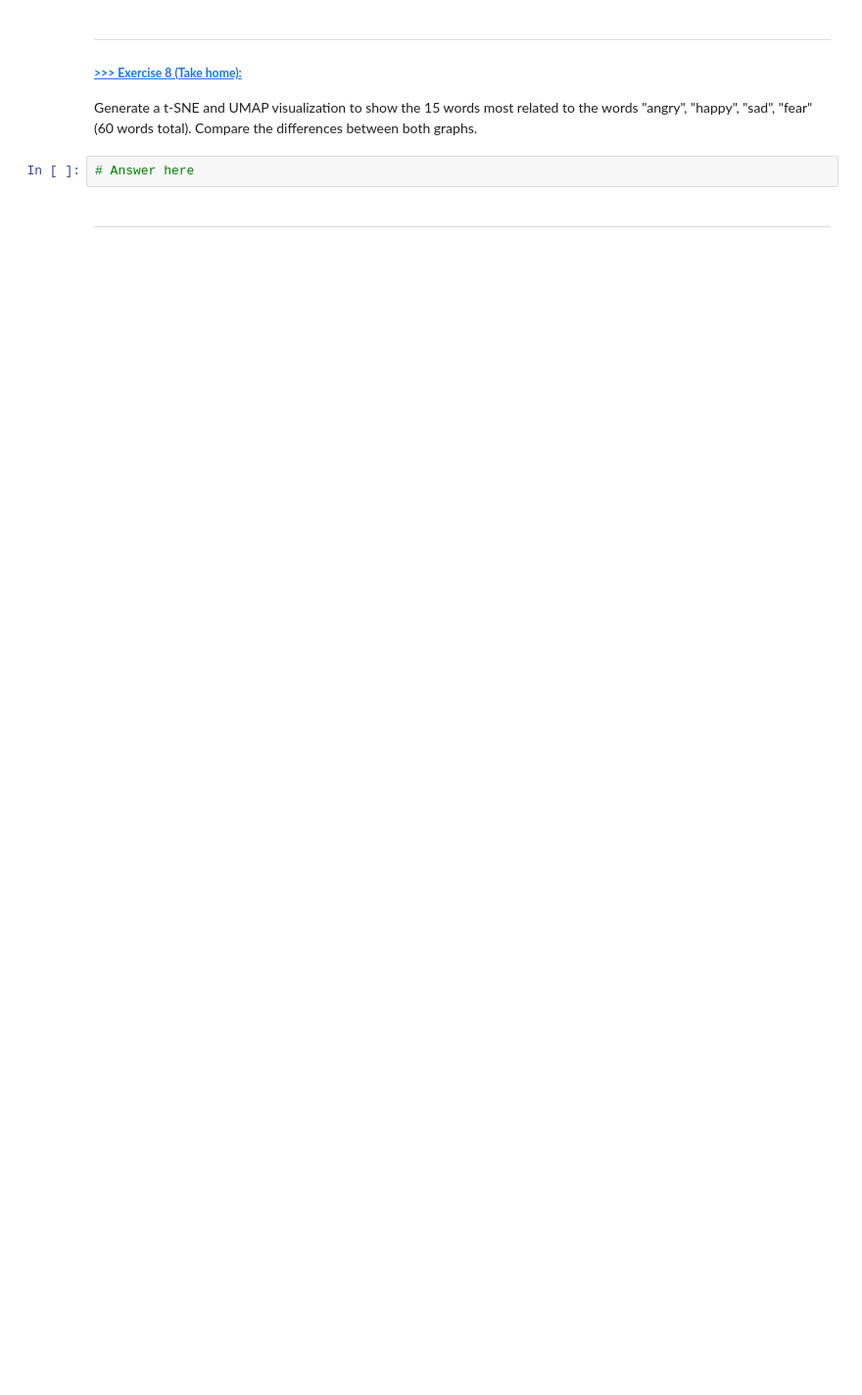
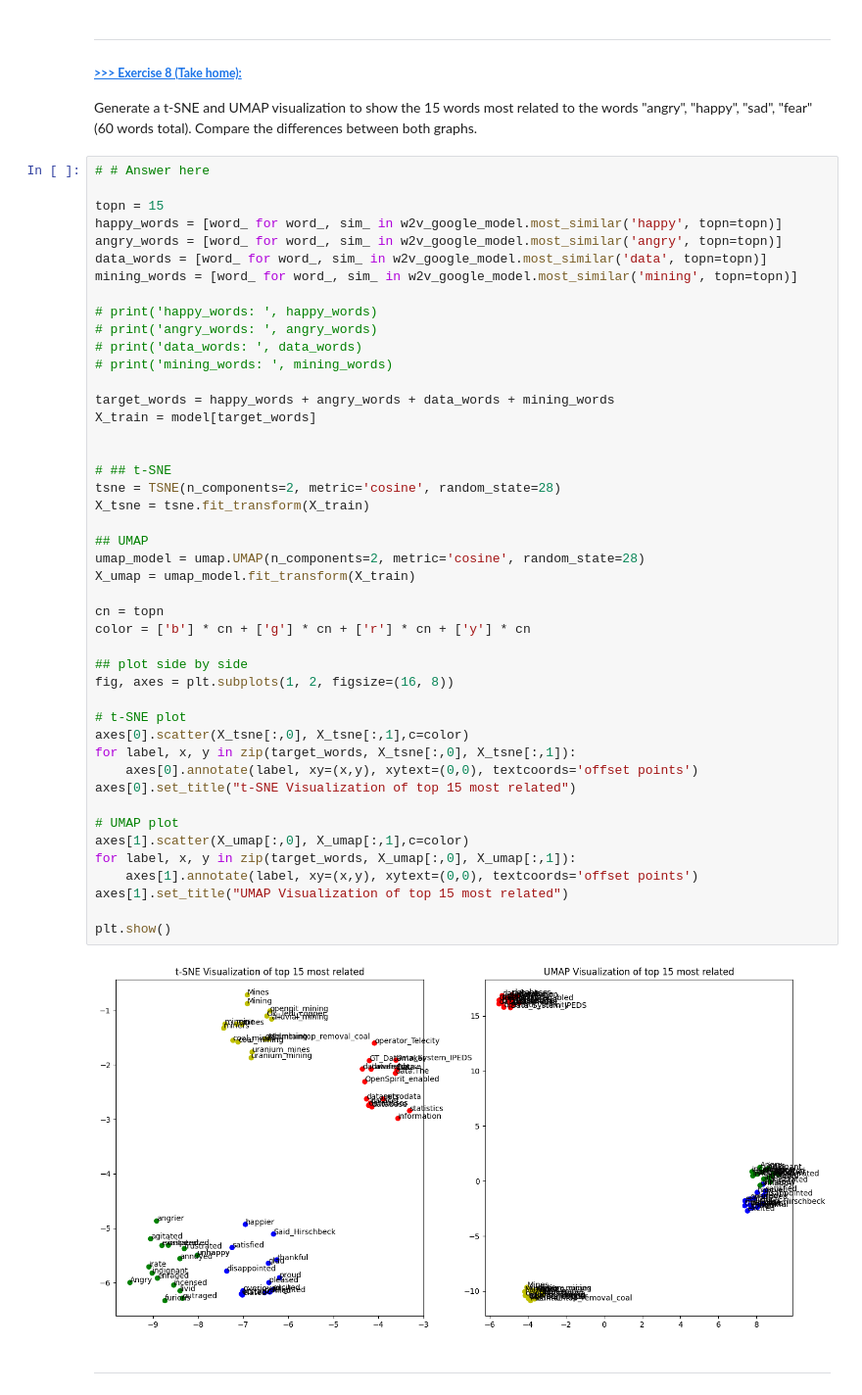
Before and after one commit to chiajungchang2003/DM2025-Lab2-Exercise, a Jupyter notebook: DM2025-Lab2-Master-Phase_1.ipynb, the cells around one changed output. Shown at 98% size. Drawn from its saved outputs; the diff is of its cells as text; blank space fills up the shorter version.

```diff
--- a/DM2025-Lab2-Master-Phase_1.ipynb
+++ b/DM2025-Lab2-Master-Phase_1.ipynb
@@ -1292,7 +1316,52 @@ plt.show()
 ##### <a id='toc1_13_2_1_1_'></a>[**>>> Exercise 8 (Take home):**](#toc0_)
 
 Generate a t-SNE and UMAP visualization to show the 15 words most related to the words "angry", "happy", "sad", "fear" (60 words total). Compare the differences between both graphs.
-# %%
-# Answer here
+# %%
+# # Answer here
+
+topn = 15
+happy_words = [word_ for word_, sim_ in w2v_google_model.most_similar('happy', topn=topn)]
+angry_words = [word_ for word_, sim_ in w2v_google_model.most_similar('angry', topn=topn)]
+data_words = [word_ for word_, sim_ in w2v_google_model.most_similar('data', topn=topn)]
+mining_words = [word_ for word_, sim_ in w2v_google_model.most_similar('mining', topn=topn)]
+
+# print('happy_words: ', happy_words)
+# print('angry_words: ', angry_words)
+# print('data_words: ', data_words)
+# print('mining_words: ', mining_words)
+
+target_words = happy_words + angry_words + data_words + mining_words
+X_train = model[target_words]
+
+
+# ## t-SNE
+tsne = TSNE(n_components=2, metric='cosine', random_state=28)
+X_tsne = tsne.fit_transform(X_train)
+
+## UMAP
+umap_model = umap.UMAP(n_components=2, metric='cosine', random_state=28)
+X_umap = umap_model.fit_transform(X_train)
+
+cn = topn
+color = ['b'] * cn + ['g'] * cn + ['r'] * cn + ['y'] * cn
+
+## plot side by side
+fig, axes = plt.subplots(1, 2, figsize=(16, 8))
+
+# t-SNE plot
+axes[0].scatter(X_tsne[:,0], X_tsne[:,1],c=color)
+for label, x, y in zip(target_words, X_tsne[:,0], X_tsne[:,1]):
+    axes[0].annotate(label, xy=(x,y), xytext=(0,0), textcoords='offset points')
+axes[0].set_title("t-SNE Visualization of top 15 most related")
+
+# UMAP plot
+axes[1].scatter(X_umap[:,0], X_umap[:,1],c=color)
+for label, x, y in zip(target_words, X_umap[:,0], X_umap[:,1]):
+    axes[1].annotate(label, xy=(x,y), xytext=(0,0), textcoords='offset points')
+axes[1].set_title("UMAP Visualization of top 15 most related")
+
+plt.show()
+# %% [output]
+[figure, added]
 # %% [markdown]
 ---
```
Also changed, not shown: parts of 5 cells of this notebook.
